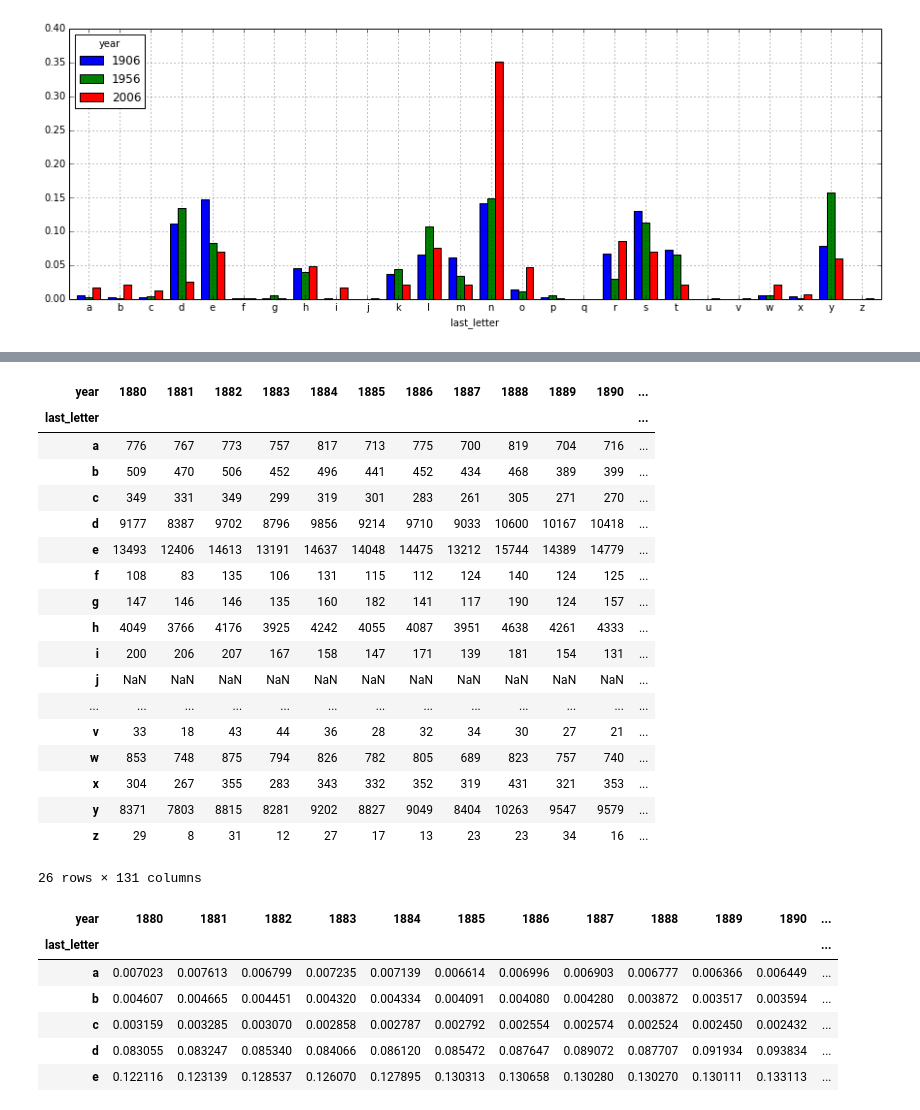
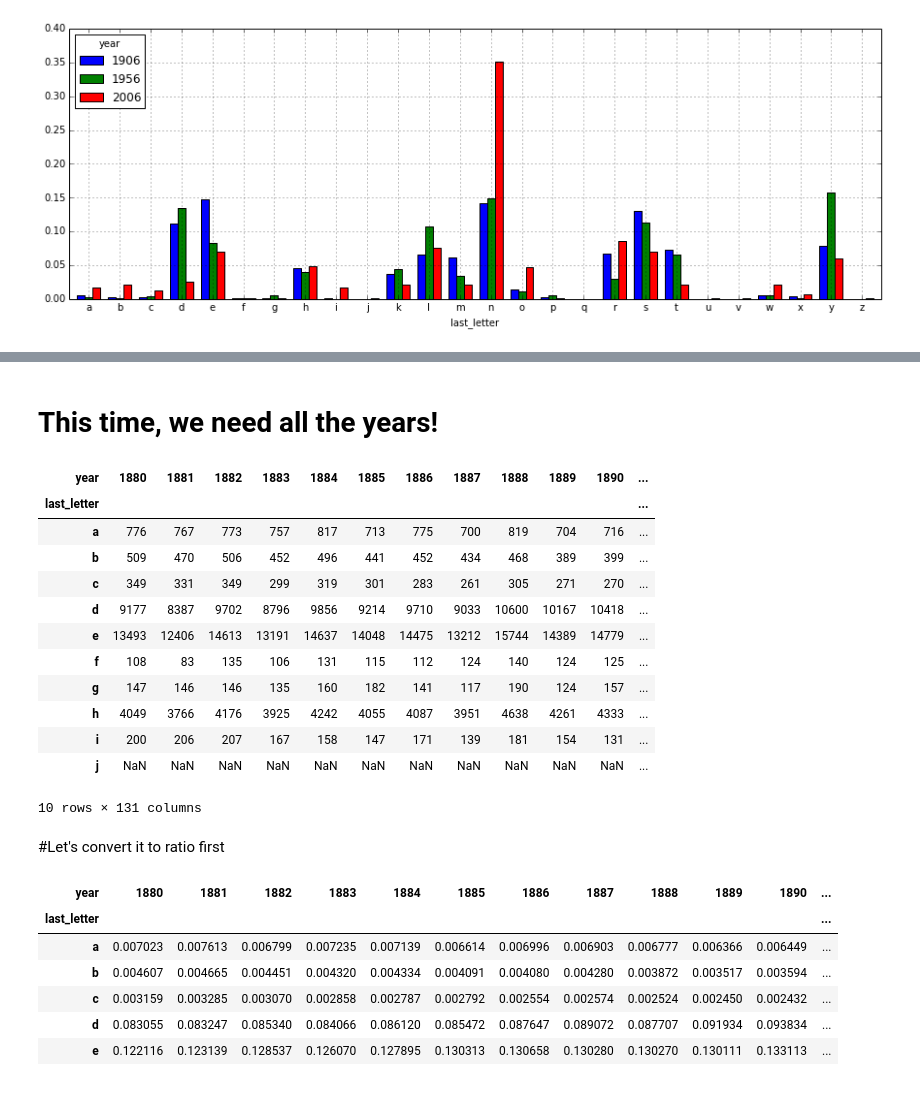
Before and after one commit to c3h3/NCCU-PyData-Courses-2013Spring, a Jupyter notebook: Lecture3/pandas/Pandas.ipynb, the cells around one changed output, grey strips where cells are left out. Drawn from its saved outputs; the diff is of its cells as text; code cells hidden in the pictures.

```diff
--- a/Lecture3/pandas/Pandas.ipynb
+++ b/Lecture3/pandas/Pandas.ipynb
@@ -718,25 +704,23 @@ ratio_sub.plot(kind='bar', rot=0, figsize=(15, 5))
+# %% [markdown]
+# This time, we need all the years!
 # %%
-table
+table.head(10)
 # %% [output]
 | year | 1880 | 1881 | 1882 | 1883 | 1884 | 1885 | 1886 | 1887 | 1888 | 1889 | 1890 | ... |
 | last_letter |  |  |  |  |  |  |  |  |  |  |  | ... |
 | a | 776 | 767 | 773 | 757 | 817 | 713 | 775 | 700 | 819 | 704 | 716 | ... |
 | b | 509 | 470 | 506 | 452 | 496 | 441 | 452 | 434 | 468 | 389 | 399 | ... |
 | c | 349 | 331 | 349 | 299 | 319 | 301 | 283 | 261 | 305 | 271 | 270 | ... |
 | d | 9177 | 8387 | 9702 | 8796 | 9856 | 9214 | 9710 | 9033 | 10600 | 10167 | 10418 | ... |
 | e | 13493 | 12406 | 14613 | 13191 | 14637 | 14048 | 14475 | 13212 | 15744 | 14389 | 14779 | ... |
 | f | 108 | 83 | 135 | 106 | 131 | 115 | 112 | 124 | 140 | 124 | 125 | ... |
 | g | 147 | 146 | 146 | 135 | 160 | 182 | 141 | 117 | 190 | 124 | 157 | ... |
 | h | 4049 | 3766 | 4176 | 3925 | 4242 | 4055 | 4087 | 3951 | 4638 | 4261 | 4333 | ... |
 | i | 200 | 206 | 207 | 167 | 158 | 147 | 171 | 139 | 181 | 154 | 131 | ... |
 | j | NaN | NaN | NaN | NaN | NaN | NaN | NaN | NaN | NaN | NaN | NaN | ... |
-| ... | ... | ... | ... | ... | ... | ... | ... | ... | ... | ... | ... | ... |
-| v | 33 | 18 | 43 | 44 | 36 | 28 | 32 | 34 | 30 | 27 | 21 | ... |
-| w | 853 | 748 | 875 | 794 | 826 | 782 | 805 | 689 | 823 | 757 | 740 | ... |
-| x | 304 | 267 | 355 | 283 | 343 | 332 | 352 | 319 | 431 | 321 | 353 | ... |
-| y | 8371 | 7803 | 8815 | 8281 | 9202 | 8827 | 9049 | 8404 | 10263 | 9547 | 9579 | ... |
-| z | 29 | 8 | 31 | 12 | 27 | 17 | 13 | 23 | 23 | 34 | 16 | ... |
-26 rows × 131 columns
+10 rows × 131 columns
+# %% [markdown]
+#Let's convert it to ratio first
 # %%
 ratio_table = table / table.sum(axis=0)
 ratio_table
```
Also changed, not shown: parts of 37 cells of this notebook, 1 other file.
